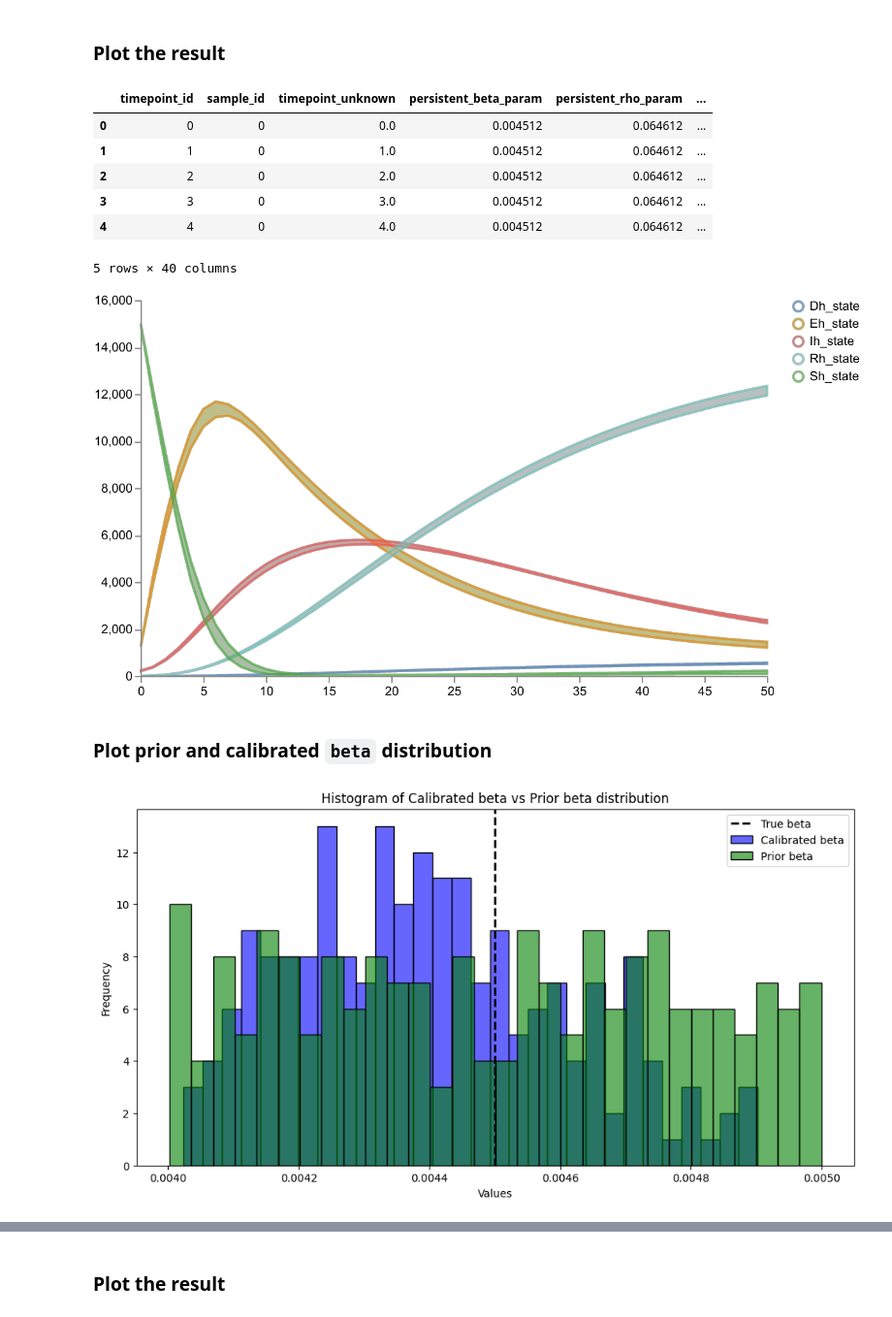
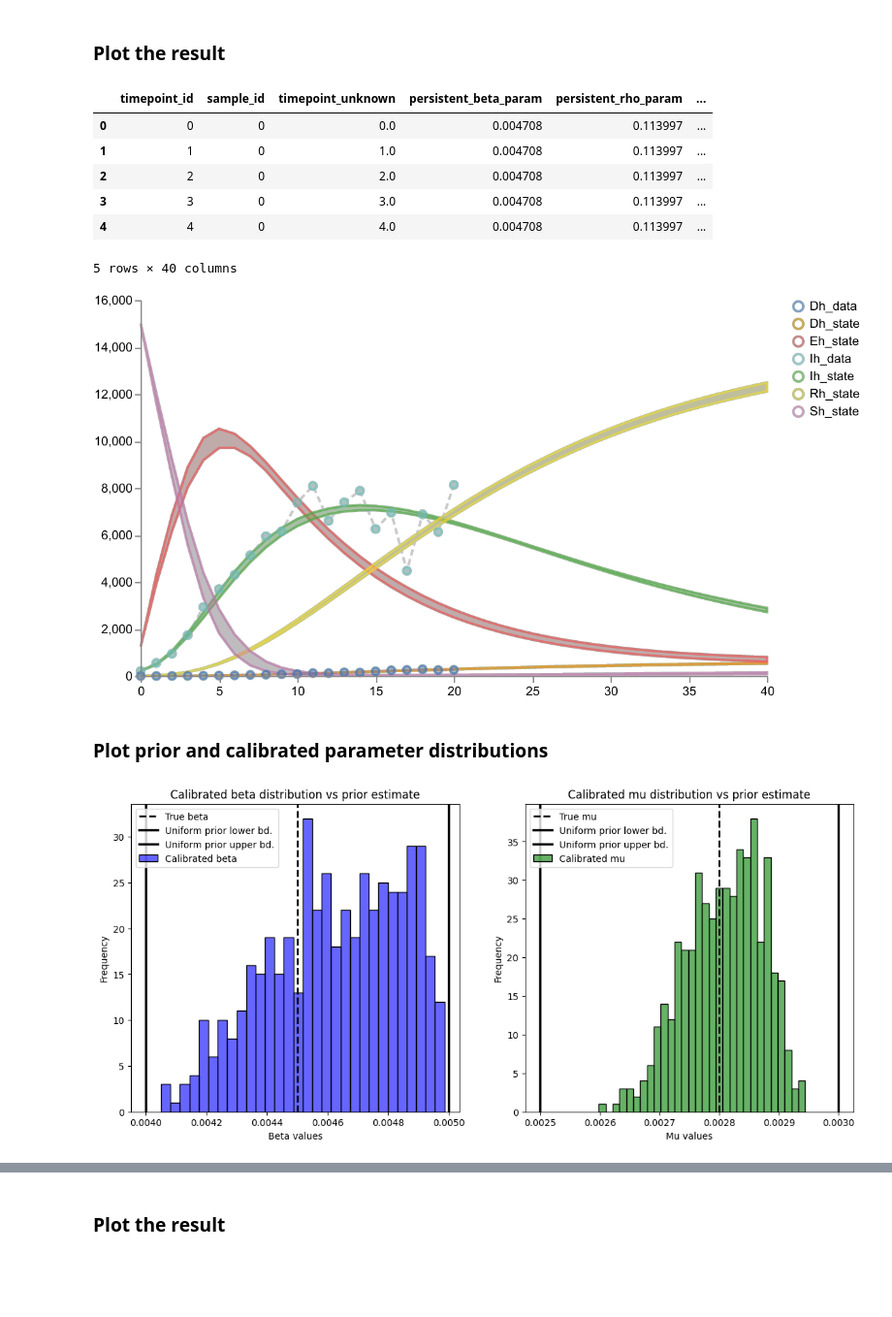
Before and after one commit to sabinala/pyciemss, a Jupyter notebook: docs/source/Malaria-model.ipynb, the cells around one changed output, grey strips where cells are left out. Shown at 97% size. Saved outputs shown, nothing was run; the diff lists cells and outputs as text; code cells hidden in the pictures; blank space fills up the shorter version.

```diff
--- a/docs/source/Malaria-model.ipynb
+++ b/docs/source/Malaria-model.ipynb
@@ -354,9 +356,9 @@ with open("malaria_model.json", 'w') as fh:
 ### Set model path and parameters for sampling
 # %%
 model = "malaria_model.json"
-num_samples = 200
+num_samples = 500
 start_time = 0.0
-end_time = 50.0
+end_time = 40.0
 logging_step_size = 1.0
 # %% [markdown]
 ### Sample from model prior distribution and plot the results
@@ -459,7 +463,7 @@ gaussian_df.to_csv('synth_data_gaussian.csv', index=False)
 # %%
 dataset1 = 'synth_data_gaussian.csv'
 data_mapping = {'Ih_data': 'Ih', 'Dh_data': 'Dh'}
-num_iterations = 100
+num_iterations = 200
 
 calibrated_result1 = pyciemss.calibrate(model, dataset1, data_mapping=data_mapping, num_iterations=num_iterations)
 parameter_estimates1 = calibrated_result1["inferred_parameters"]
@@ -488,49 +492,54 @@ Data printout: This dataset contains 20 rows of data. The first column, Timestam
 display(calibrated_sample_result1['data'].head())
 
 # Plot results for human states
-schema = plots.trajectories(calibrated_sample_result1["data"], keep=".*h_state")
+data_df = pd.read_csv(dataset1)
+schema = plots.trajectories(
+    calibrated_sample_result1["data"],
+    keep=".*h_state",
+    points=data_df.drop(columns=['Timestamp']).reset_index(drop=True)
+)
 plots.save_schema(schema, "_schema.json")
 plots.ipy_display(schema, dpi=150)
 # %% [output]
 |  | timepoint_id | sample_id | timepoint_unknown | persistent_beta_param | persistent_rho_param | ... |
-| 0 | 0 | 0 | 0.0 | 0.004512 | 0.064612 | ... |
-| 1 | 1 | 0 | 1.0 | 0.004512 | 0.064612 | ... |
-| 2 | 2 | 0 | 2.0 | 0.004512 | 0.064612 | ... |
-| 3 | 3 | 0 | 3.0 | 0.004512 | 0.064612 | ... |
-| 4 | 4 | 0 | 4.0 | 0.004512 | 0.064612 | ... |
+| 0 | 0 | 0 | 0.0 | 0.004708 | 0.113997 | ... |
+| 1 | 1 | 0 | 1.0 | 0.004708 | 0.113997 | ... |
+| 2 | 2 | 0 | 2.0 | 0.004708 | 0.113997 | ... |
+| 3 | 3 | 0 | 3.0 | 0.004708 | 0.113997 | ... |
+| 4 | 4 | 0 | 4.0 | 0.004708 | 0.113997 | ... |
 5 rows × 40 columns
-[figure, old version]
+[figure, new version]
 # %% [markdown]
-### Plot prior and calibrated `beta` distribution
+### Plot prior and calibrated parameter distributions
 # %%
-import matplotlib.pyplot as plt
-import seaborn as sns
-
 # Extract unique `persistent_beta_param` values
 unique_beta_params = calibrated_sample_result1['data'][['sample_id', 'persistent_beta_param']].drop_duplicates()['persistent_beta_param']
-
-# Generate uniform distribution data for comparison
-uniform_data = np.random.uniform(0.004, 0.005, size=num_samples)
+unique_mu_params = calibrated_sample_result1['data'][['sample_id', 'persistent_mu_param']].drop_duplicates()['persistent_mu_param']
 
 # Set up the plotting grid
-plt.figure(figsize=(12, 6))
+fig, axs = plt.subplots(1, 2, figsize=(14, 6))
 
-# Histogram of persistent_beta_param values
-sns.histplot(unique_beta_params, kde=False, color='blue', bins=30, label='Calibrated beta', alpha=0.6)
+# Histogram of beta values
+sns.histplot(unique_beta_params, kde=False, color='blue', bins=30, label='Calibrated beta', alpha=0.6, ax=axs[0])
+axs[0].axvline(x=0.0045, color='black', linestyle='--', linewidth=2, label='True beta')
+axs[0].axvline(x=0.004, color='black', linestyle='-', linewidth=2.5, label='Uniform prior lower bd.')
+axs[0].axvline(x=0.005, color='black', linestyle='-', linewidth=2.5, label='Uniform prior upper bd.')
+axs[0].set_xlabel('Beta values')
+axs[0].set_ylabel('Frequency')
+axs[0].set_title('Calibrated beta distribution vs prior estimate')
+axs[0].legend()
 
-# Histogram of uniform distribution
-sns.histplot(uniform_data, kde=False, color='green', bins=30, label='Prior beta', alpha=0.6)
-
-# Add vertical line at 0.0045
-plt.axvline(x=0.0045, color='black', linestyle='--', linewidth=2, label='True beta')
-
-# Add labels and legends
-plt.xlabel('Values')
-plt.ylabel('Frequency')
-plt.title('Histogram of Calibrated beta vs Prior beta distribution')
-plt.legend()
+# Histogram of mu values
+sns.histplot(unique_mu_params, kde=False, color='green', bins=30, label='Calibrated mu', alpha=0.6, ax=axs[1])
+axs[1].axvline(x=0.0028, color='black', linestyle='--', linewidth=2, label='True mu')
+axs[1].axvline(x=0.0025, color='black', linestyle='-', linewidth=2.5, label='Uniform prior lower bd.')
+axs[1].axvline(x=0.003, color='black', linestyle='-', linewidth=2.5, label='Uniform prior upper bd.')
+axs[1].set_xlabel('Mu values')
+axs[1].set_ylabel('Frequency')
+axs[1].set_title('Calibrated mu distribution vs prior estimate')
+axs[1].legend()
 
 # Show plot
 plt.show()
 # %% [output]
-[figure, old version]
+[figure, new version]
```
Also changed, not shown: parts of 35 cells of this notebook, 2 other files.
